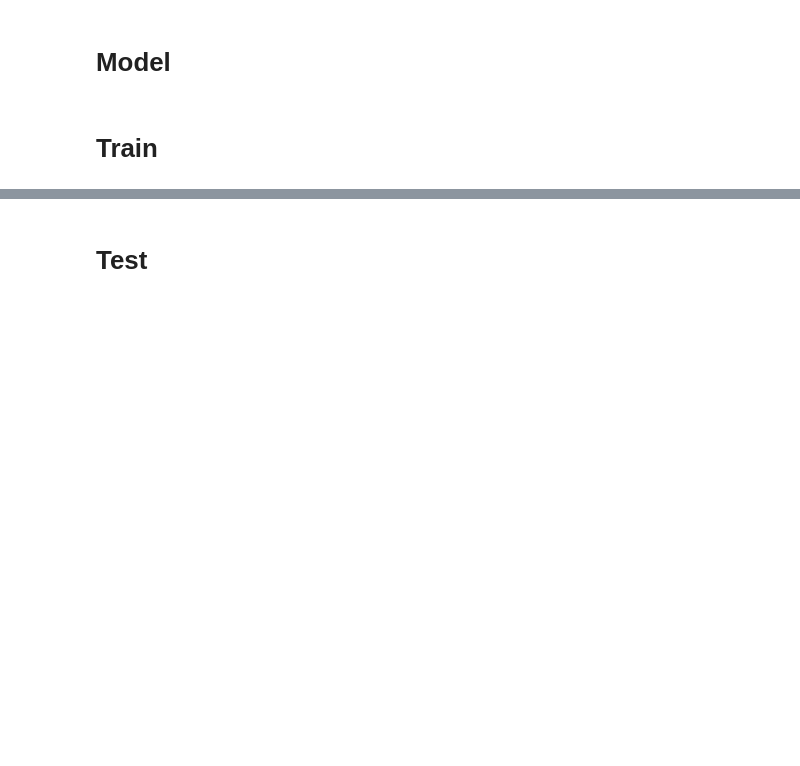
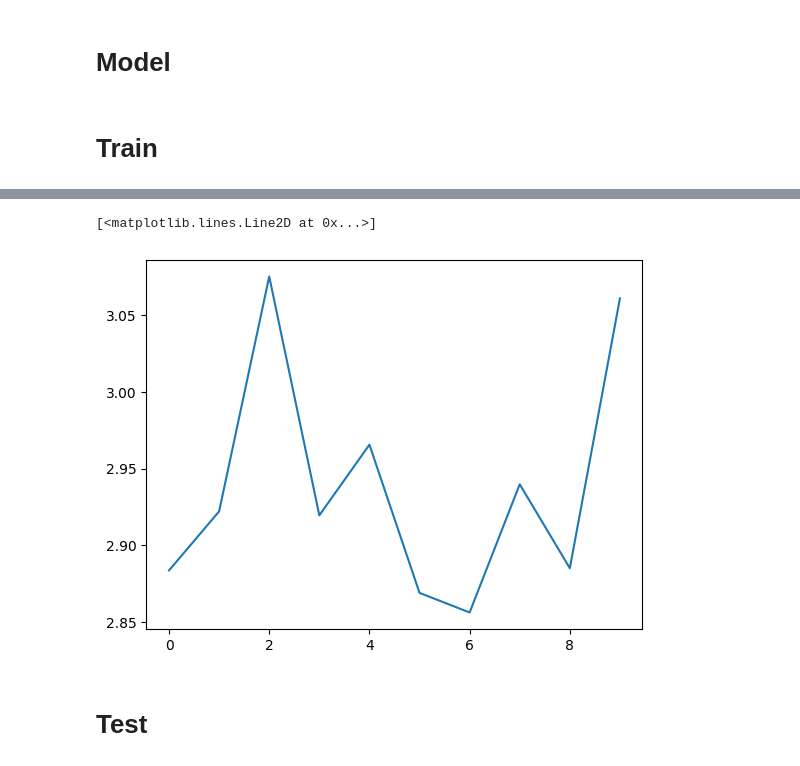
Before and after one commit to LiterallyTheOne/learning_pytorch, a Jupyter notebook: reading_and_training_fruits_100.ipynb, the cells around one changed output, grey strips where cells are left out. Saved outputs shown, nothing was run; the diff lists cells and outputs as text; code cells hidden in the pictures; blank space fills up the shorter version.

```diff
--- a/reading_and_training_fruits_100.ipynb
+++ b/reading_and_training_fruits_100.ipynb
@@ -271,3 +348,8 @@ for epoch in range(5):
+# %%
+plt.plot(losses)
+# %% [output]
+[<matplotlib.lines.Line2D at 0x...>]
+[figure, added]
 # %% [markdown]
 # Test
 # %%
```
Also changed, not shown: parts of 8 cells of this notebook.
